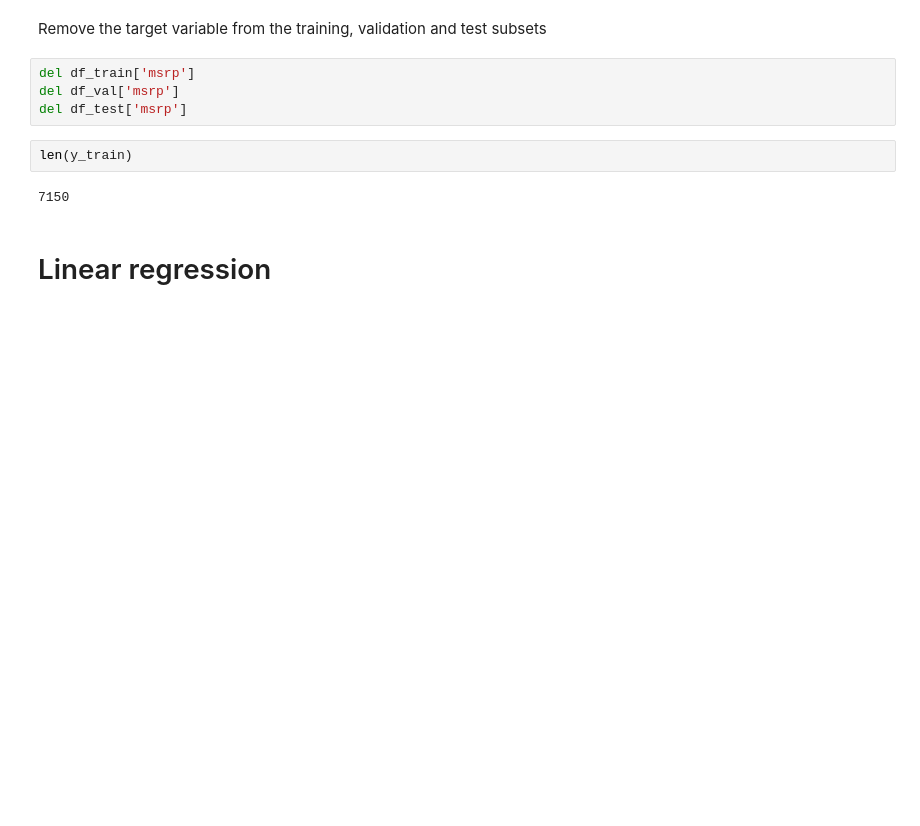
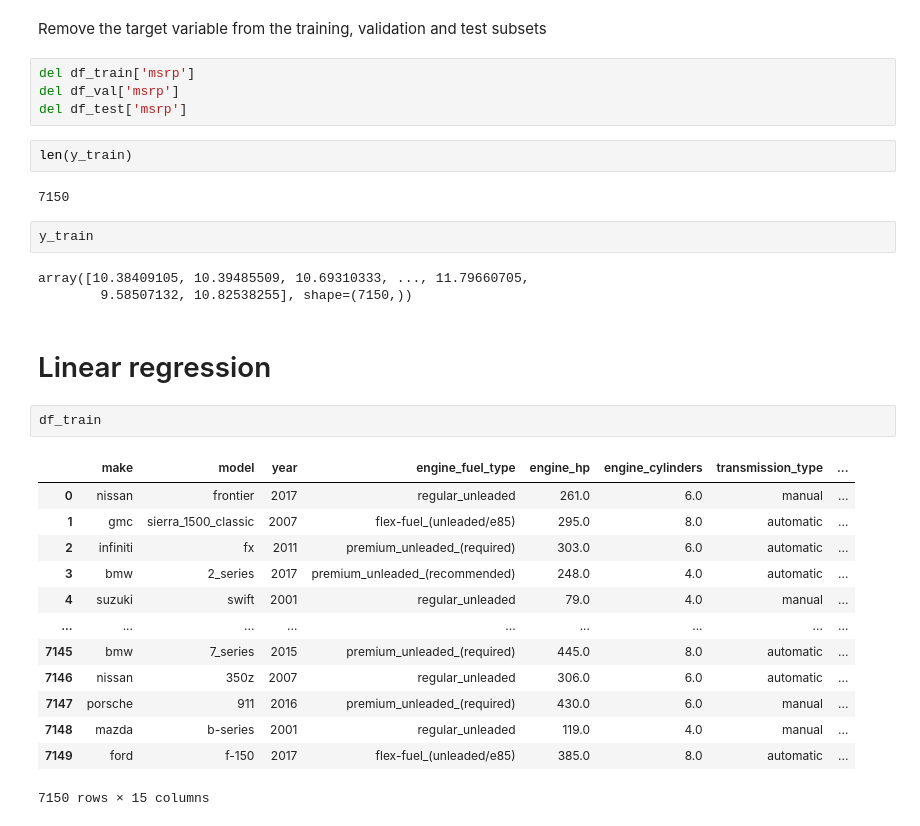
Before and after one commit to jbjezanc/machine-learning, a Jupyter notebook: 02-predicting-car-prices/02-price-prediction.ipynb, the cells around one changed output. Drawn from its saved outputs; the diff is of its cells as text; blank space fills up the shorter version.

```diff
--- a/02-predicting-car-prices/02-price-prediction.ipynb
+++ b/02-predicting-car-prices/02-price-prediction.ipynb
@@ -516,5 +524,26 @@ del df_test['msrp']
 len(y_train)
 # %% [output]
 7150
+# %%
+y_train
+# %% [output]
+array([10.38409105, 10.39485509, 10.69310333, ..., 11.79660705,
+        9.58507132, 10.82538255], shape=(7150,))
 # %% [markdown]
 # Linear regression
+# %%
+df_train
+# %% [output]
+|  | make | model | year | engine_fuel_type | engine_hp | engine_cylinders | transmission_type | ... |
+| 0 | nissan | frontier | 2017 | regular_unleaded | 261.0 | 6.0 | manual | ... |
+| 1 | gmc | sierra_1500_classic | 2007 | flex-fuel_(unleaded/e85) | 295.0 | 8.0 | automatic | ... |
+| 2 | infiniti | fx | 2011 | premium_unleaded_(required) | 303.0 | 6.0 | automatic | ... |
+| 3 | bmw | 2_series | 2017 | premium_unleaded_(recommended) | 248.0 | 4.0 | automatic | ... |
+| 4 | suzuki | swift | 2001 | regular_unleaded | 79.0 | 4.0 | manual | ... |
+| ... | ... | ... | ... | ... | ... | ... | ... | ... |
+| 7145 | bmw | 7_series | 2015 | premium_unleaded_(required) | 445.0 | 8.0 | automatic | ... |
+| 7146 | nissan | 350z | 2007 | regular_unleaded | 306.0 | 6.0 | automatic | ... |
+| 7147 | porsche | 911 | 2016 | premium_unleaded_(required) | 430.0 | 6.0 | manual | ... |
+| 7148 | mazda | b-series | 2001 | regular_unleaded | 119.0 | 4.0 | manual | ... |
+| 7149 | ford | f-150 | 2017 | flex-fuel_(unleaded/e85) | 385.0 | 8.0 | automatic | ... |
+7150 rows × 15 columns
```
Also changed, not shown: parts of 23 cells of this notebook.
